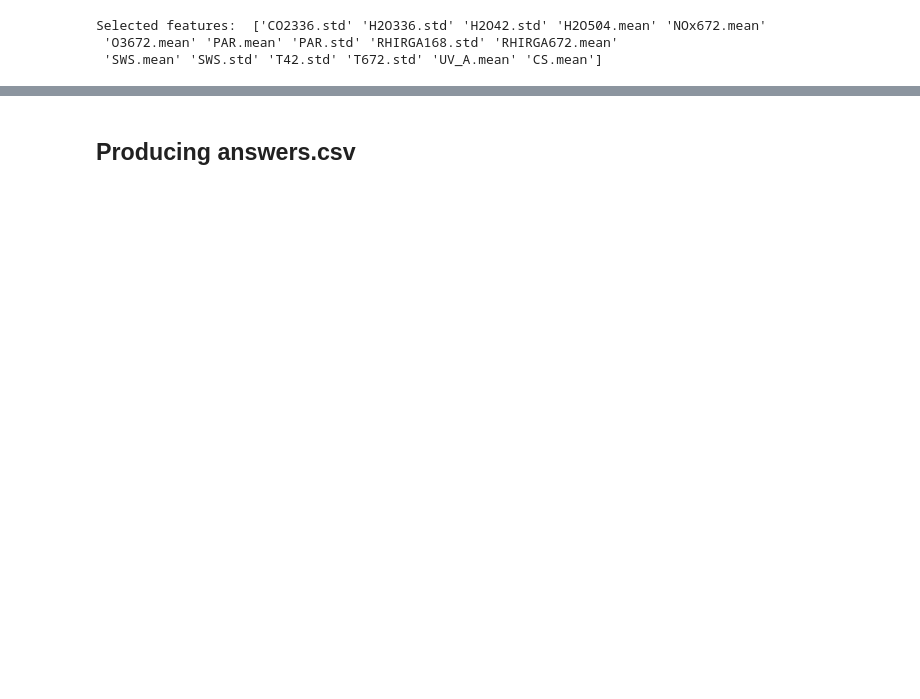
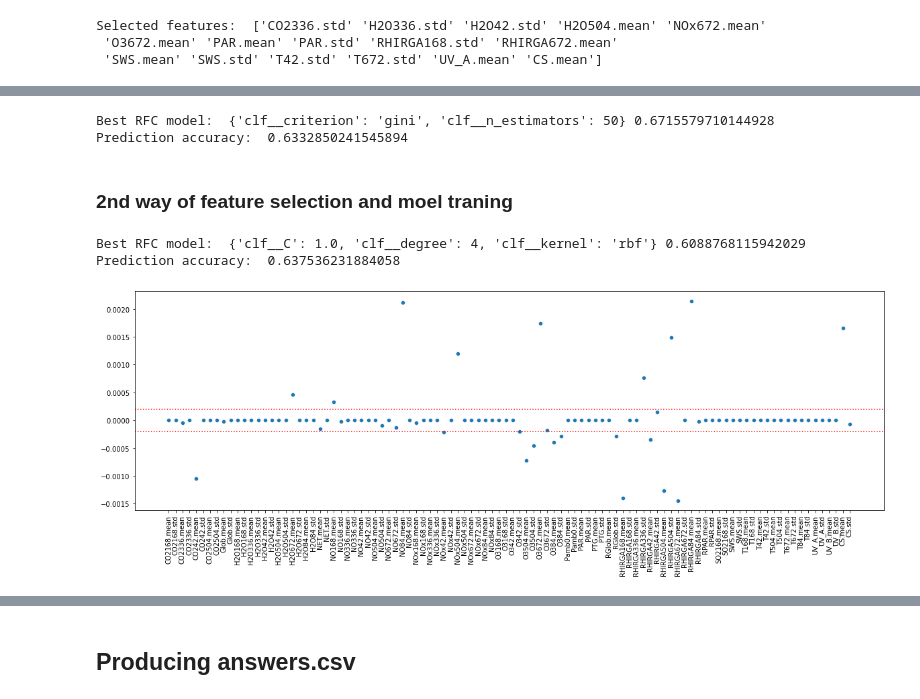
Before and after one commit to lehtoneo/intro-ml-project, a Jupyter notebook: prediction.ipynb, the cells around one changed output, grey strips where cells are left out. Drawn from its saved outputs; the diff is of its cells as text; code cells hidden in the pictures; blank space fills up the shorter version.

Commit message:
updated prediction

```diff
--- a/prediction.ipynb
+++ b/prediction.ipynb
@@ -95,0 +180,40 @@ Best number of features:  16
+# %%
+# Selected classifier: SVC
+
+def predictor_SVC(X, y):
+    pipeline = sklearn.pipeline.Pipeline(
+                    [('scaler', sklearn.preprocessing.StandardScaler()),
+                     #("feature_selection", sklearn.feature_selection.RFECV(
+                     #                        estimator=sklearn.svm.LinearSVC(penalty="l1", C=0.75, max_iter=10**5,
+                     #                                                        dual=False, random_state=0),
+                     #                        cv=10, scoring="accuracy")),
+                     ('clf', sklearn.svm.SVC(random_state=0))]
+        )
+
+    param_grid = {
+                    'clf__C':10.0**np.arange(-5, 6),
+                    'clf__kernel':['poly', 'rbf', 'sigmoid'],
+                    'clf__degree':np.arange(1, 11),
+                    }
+
+    param_search = sklearn.model_selection.HalvingGridSearchCV(pipeline, param_grid, cv=10, n_jobs=4)
+
+    param_search.fit(X, y)
+
+    print('Best SVC model: ', param_search.best_params_, param_search.best_score_)
+
+    best_C = param_search.best_params_['clf__C']
+    best_kernel = param_search.best_params_['clf__kernel']
+    best_degree = param_search.best_params_['clf__degree']
+
+    pipeline_best = sklearn.pipeline.Pipeline(
+                        [('scaler', sklearn.preprocessing.StandardScaler()),
+                         ('clf', sklearn.svm.SVC(C=best_C, kernel=best_kernel,
+                                                          degree=best_degree, random_state=0))]
+        )
+
+    cv_scores = sklearn.model_selection.cross_val_score(pipeline_best, X, y, cv=10)
+
+    print('Prediction accuracy: ', np.mean(cv_scores))
+
+    return param_search, pipeline_best, cv_scores
@@ -160,0 +313,19 @@ class2 accuracy:  0.6483091787439613
+# %%
+X_selected_c4 = X[:, selected_features_idx_rfe_c4]
+
+param_search_c4, pipeline_rf_best_c4, cv_scores_c4 = predictor_RFC(X_selected_c4, y_4)
+# %% [output]
+Best RFC model:  {'clf__criterion': 'gini', 'clf__n_estimators': 50} 0.6715579710144928
+Prediction accuracy:  0.6332850241545894
+# %% [markdown]
+### 2nd way of feature selection and moel traning
+# %%
+param_search_svc_c4, pipeline_svc_c4_best, cv_scores_svc_c4 = predictor_SVC(X, y_4)
+# %% [output]
+Best RFC model:  {'clf__C': 1.0, 'clf__degree': 4, 'clf__kernel': 'rbf'} 0.6088768115942029
+Prediction accuracy:  0.637536231884058
+# %%
+feature_importance_search_c4, selected_features_pi_c4, selected_features_idx_pi_c4 = \
+        feature_selection_PI(pipeline_svc_c4_best, X, y_4, 0.0002)
+# %% [output]
+[figure, added]
```
Also changed, not shown: parts of 29 cells of this notebook.
